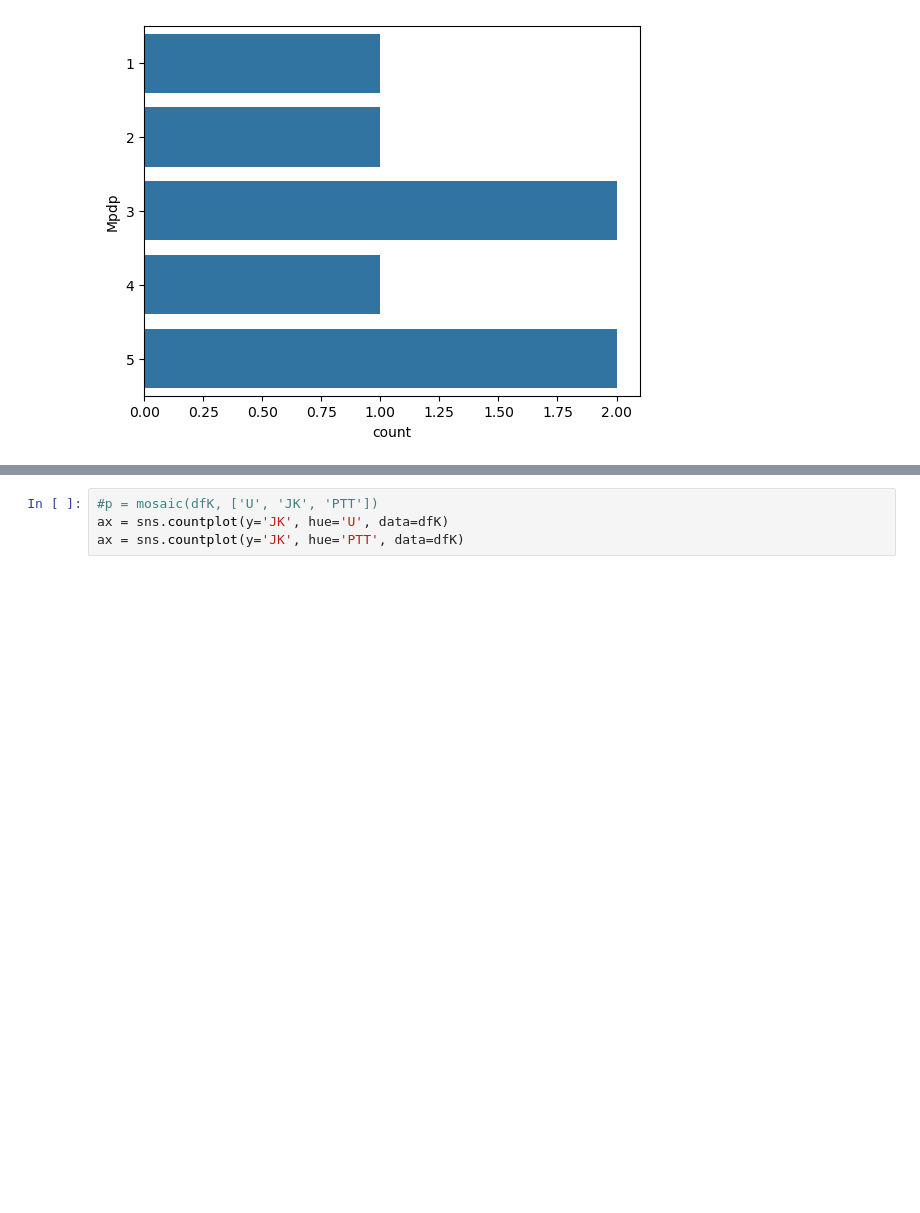
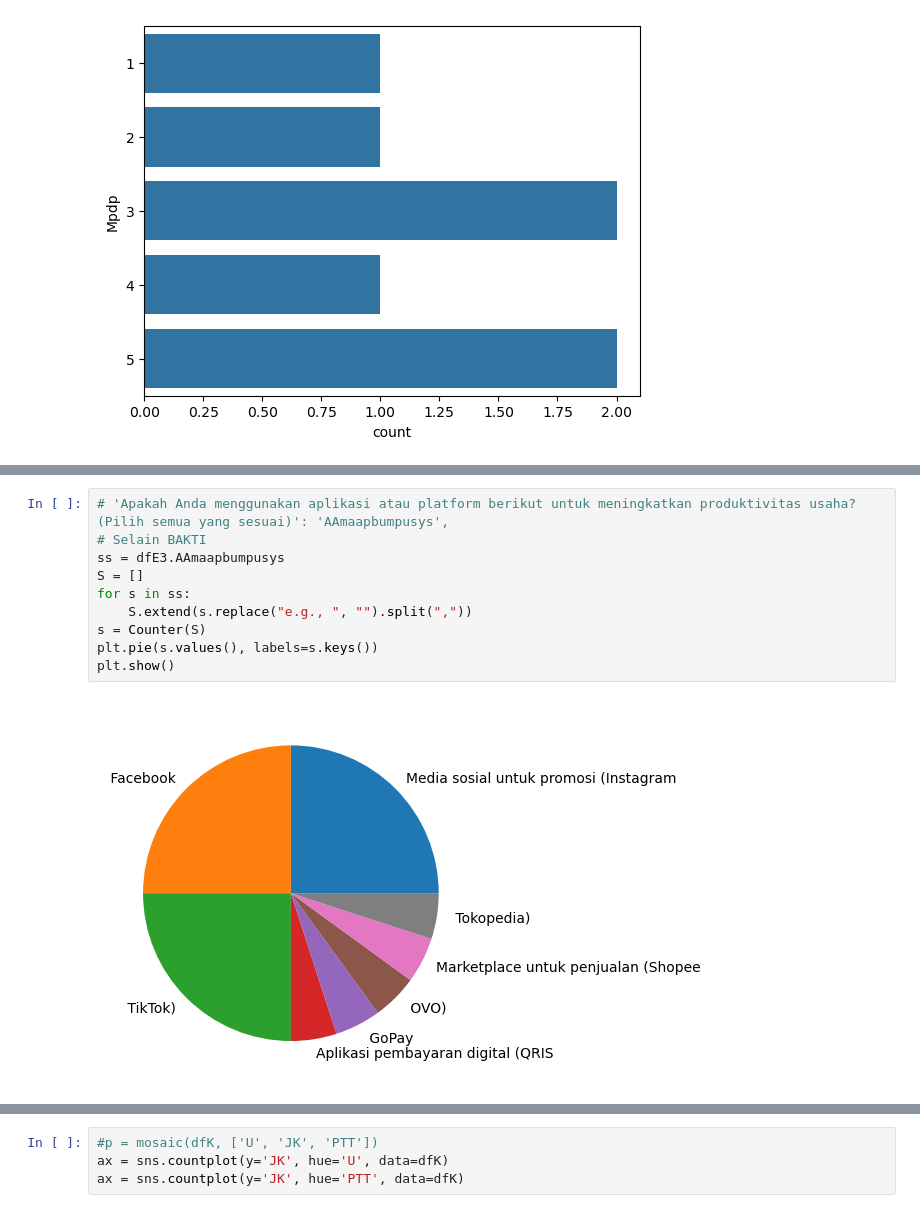
Before and after one commit to taudataanalytics/bakti2024, a Jupyter notebook: Bakti-2024.ipynb, the cells around one changed output, grey strips where cells are left out. Drawn from its saved outputs; the diff is of its cells as text; blank space fills up the shorter version.

```diff
--- a/Bakti-2024.ipynb
+++ b/Bakti-2024.ipynb
@@ -296,3 +308,15 @@ ax = sns.countplot(y='Mpdp', data=dfE3)
+# %%
+# 'Apakah Anda menggunakan aplikasi atau platform berikut untuk meningkatkan produktivitas usaha? (Pilih semua yang sesuai)': 'AAmaapbumpusys',
+# Selain BAKTI
+ss = dfE3.AAmaapbumpusys
+S = []
+for s in ss:
+    S.extend(s.replace("e.g., ", "").split(","))
+s = Counter(S)
+plt.pie(s.values(), labels=s.keys())
+plt.show()
+# %% [output]
+[figure, added]
 # %% [markdown]
 ## Kesan E.02:
 
```
Also changed, not shown: parts of 2 cells of this notebook.
